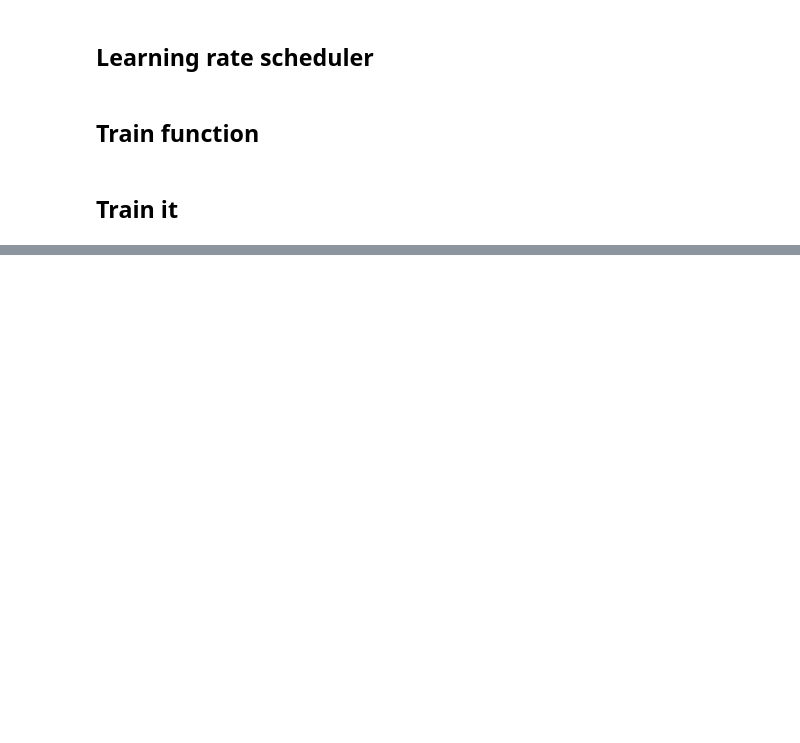
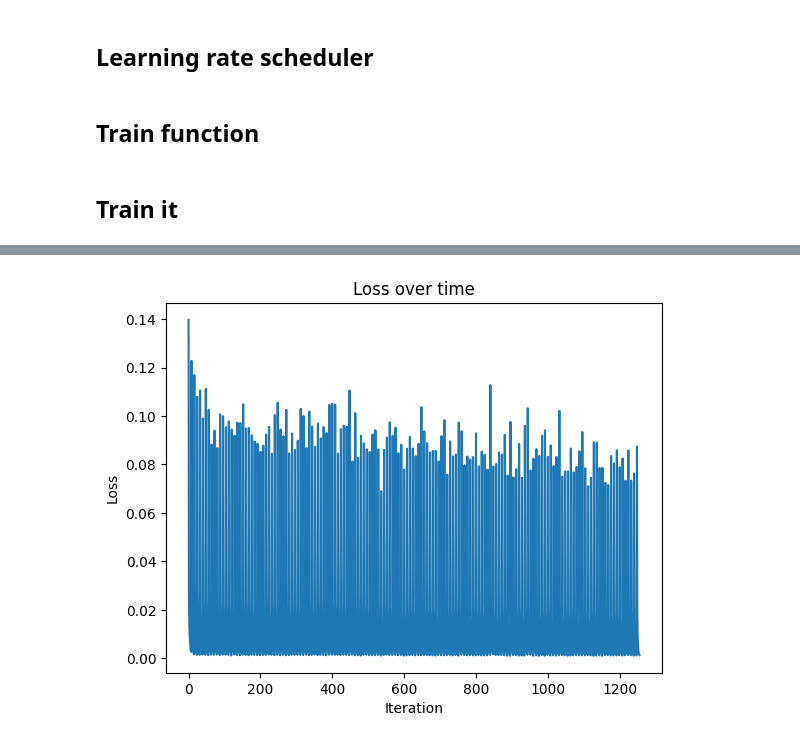
Before and after one commit to jacedoir/INF581_Cube, a Jupyter notebook: adi.ipynb, the cells around one changed output, grey strips where cells are left out. Drawn from its saved outputs; the diff is of its cells as text; code cells hidden in the pictures; blank space fills up the shorter version.

```diff
--- a/adi.ipynb
+++ b/adi.ipynb
@@ -104,8 +98,8 @@ class GreedyPolicy:
 
     def __call__(self, env: CubeEnv,states:torch.tensor=None) -> np.int64:
         batch_size = states.shape[0]
-        batched_argmax = torch.zeros(states.shape[0],dtype=torch.int64)
-        batched_values = torch.zeros(states.shape[0])
+        batched_action = torch.zeros(states.shape[0],dtype=torch.int64)
+        batched_values = torch.zeros(states.shape[0],7)
         for i in range(batch_size):
             state_tensor=states[i]
             state=env.from_tensor_to_state(state_tensor)
@@ -113,12 +107,15 @@ class GreedyPolicy:
             for a in range(6) :
                 state_tensor,reward,_,_,_ =env.simulate_step(state,a)
                 with torch.no_grad():
-                    state_values.append(reward+self.gamma*self.adi_network(state_tensor).item())
+                    state_values.append(reward+self.gamma*self.adi_network(state_tensor)[0])
             state_values=torch.tensor(state_values)
             argmax = torch.argmax(state_values).item()
-            batched_argmax[i]=argmax
-            batched_values[i]=state_values[argmax]
-        return batched_argmax, batched_values
+            batched_action[i]=argmax
+            value=torch.zeros(7)
+            value[argmax]=1
+            value[0]=state_values[argmax]
+            batched_values[i]=value
+        return batched_values
 # %%
 fig, ax = plt.subplots()
 rect = patches.Rectangle((0, 0), width=.5, height=.5, color='aqua')
@@ -156,15 +153,15 @@ def train_adi(env: CubeEnv,
                      num_shuffles: int, #How deep we shuffle the rubiks cube
                      ) -> List[float]:
     iteration = 0
-
+    losses = []
     for episode in tqdm(range(0,num_episodes,batch_size)) :
         env.reset()
         states=env.shuffle(num_shuffles,batch_size=batch_size)
         #The first dimension of states corresponds to the shuffle steps.(num_shuffles,batch_size,n_input)
         for n_shuffle,shuffle_step in enumerate(states) :
-            _,target_value=greedy_policy(env,shuffle_step)
+            target_value=greedy_policy(env,shuffle_step)
             estimated_value=adi_network(shuffle_step)
-            #Rescaling to avoid degenaracy
+            #Rescaling to avoid degeneracy
             rescaled_target=target_value/(n_shuffle+1)
             rescaled_estimated=estimated_value/(n_shuffle+1)
             loss = loss_fn(rescaled_estimated, rescaled_target)
@@ -173,15 +170,18 @@ def train_adi(env: CubeEnv,
             optimizer.step()
             lr_scheduler.step()
             iteration += 1
+            losses.append(loss.item())
         if episode % 128 == 0:
             print(f"Episode {episode} - Loss: {loss.item()}")
+
+    return losses
 # %% [markdown]
 ## Train it
 # %%
 gamma=0.9
-num_episodes=1000
+num_episodes=15000
 batch_size=32
-num_shuffles=4
+num_shuffles=8
 adi_network = ADINetwork().to(device) # q network
 
 optimizer = torch.optim.AdamW(adi_network.parameters(), lr=0.004, amsgrad=True)
@@ -193,7 +193,7 @@ greedy_policy = GreedyPolicy(adi_network=adi_network, gamma=gamma)
 
 
 # Train the adi network
-episode_reward_list = train_adi(env,adi_network,optimizer,loss_fn,greedy_policy,device,lr_scheduler,batch_size,num_episodes,num_shuffles)
+losses = train_adi(env,adi_network,optimizer,loss_fn,greedy_policy,device,lr_scheduler,batch_size,num_episodes,num_shuffles)
 
 
 # Save the action-value estimation function
@@ -219,3 +219,11 @@ Episode 0 - Target value: tensor([0.2174, 0.2260, 0.2287, 0.1999, 0.2213, 0.2439
+# %%
+plt.plot(losses)
+plt.title("Loss over time")
+plt.xlabel("Iteration")
+plt.ylabel("Loss")
+plt.show()
+# %% [output]
+[figure, added]
 # %%
 adi_network=torch.load("adi_network.pth")
 # %%
```
Also changed, not shown: parts of 6 cells of this notebook.
